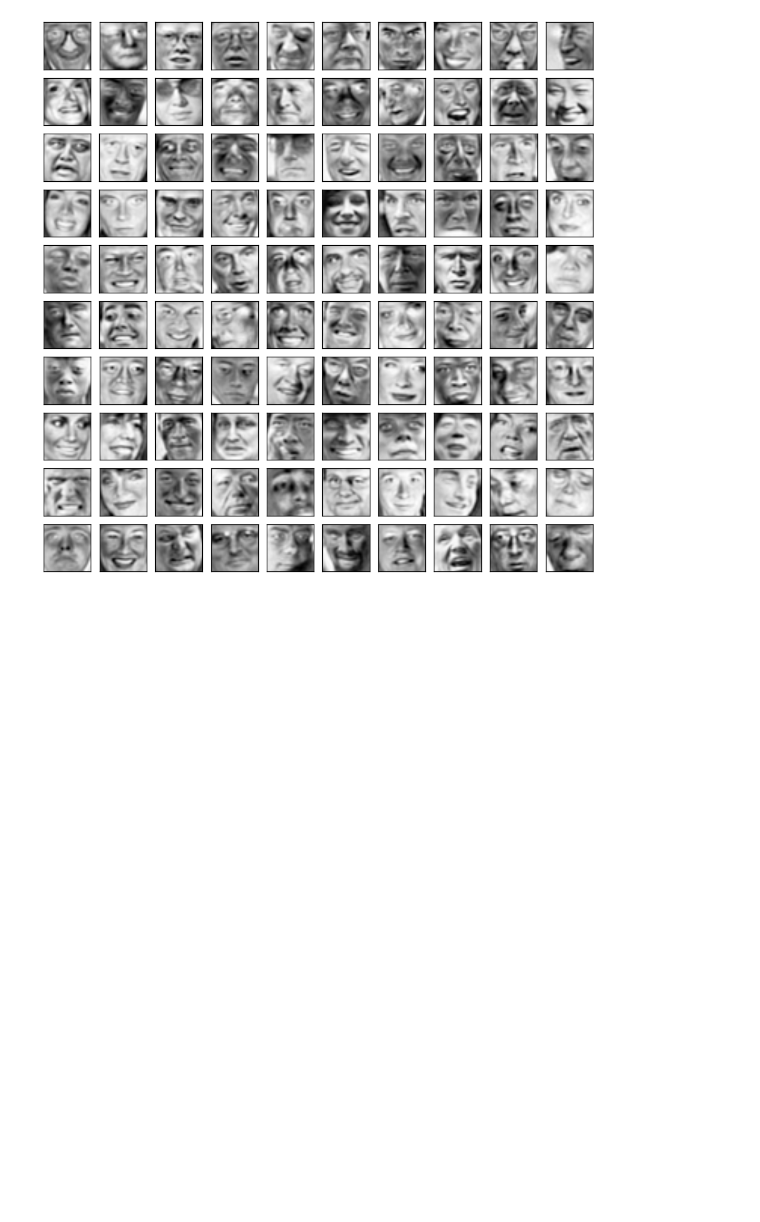
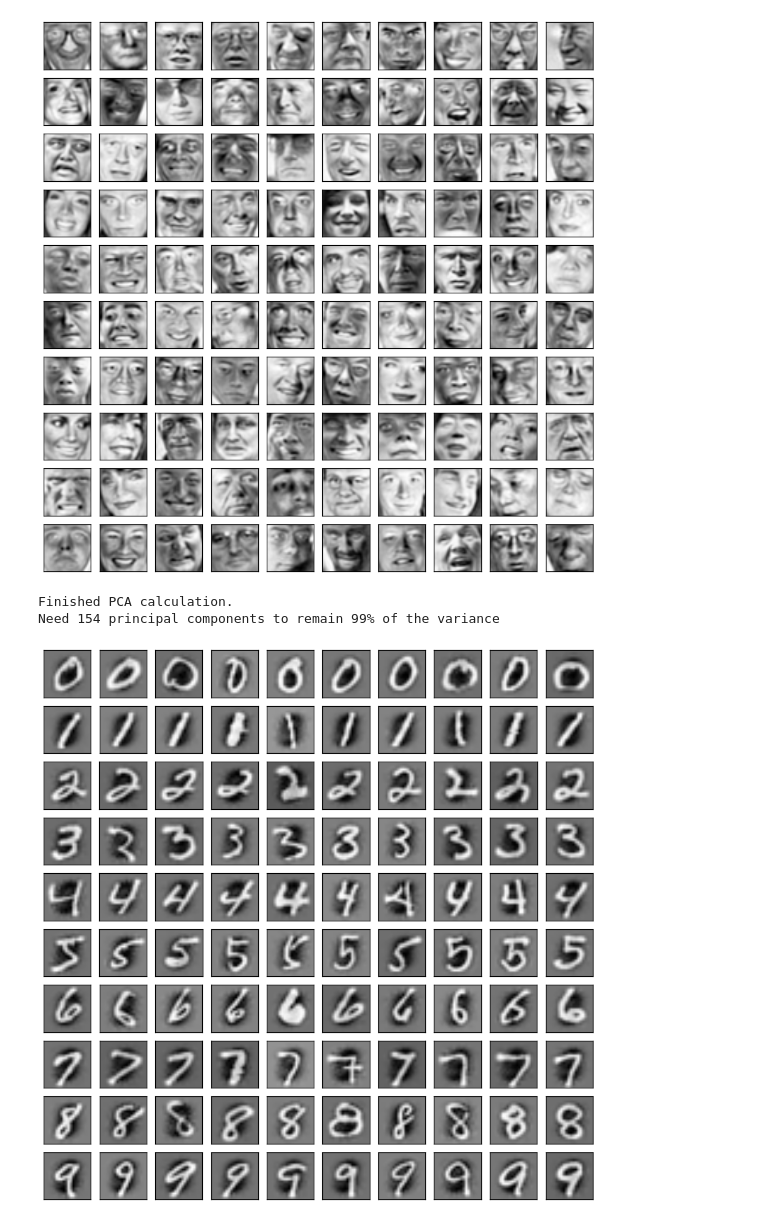
Before and after one commit to shuyangsun/k_means_clustering, a Jupyter notebook: principal_component_analysis.ipynb, the cells around one changed output. Drawn from its saved outputs; the diff is of its cells as text; code cells hidden in the pictures; blank space fills up the shorter version.

```diff
--- a/principal_component_analysis.ipynb
+++ b/principal_component_analysis.ipynb
@@ -146,3 +150,32 @@ plt.tight_layout()
 plt.show()
 # %% [output]
 [figure]
+# %%
+data_digits = scipy.io.loadmat('data/hand_written_digits.mat')
+X = data_digits['X']
+# %%
+mean = np.mean(X, axis=0)
+X_norm = X - mean
+# %%
+X_pca, U_n_K, U, K = PCA(X_norm, K=None, remain_variance=0.99)
+X_approx = X_pca @ U_n_K.T
+print('Finished PCA calculation.')
+print('Need {0} principal components to remain 99% of the variance'.format(K))
+# %% [output]
+Finished PCA calculation.
+Need 154 principal components to remain 99% of the variance
+# %%
+plt.figure(figsize=(10, 10))
+width = 10
+height = 10
+step = 5000 / (width * height)
+for i in range(width * height):
+    img = X_approx[i * step].reshape(20, 20).T
+    subplot = plt.subplot(width, height, i + 1)
+    subplot.axes.get_xaxis().set_visible(False)
+    subplot.axes.get_yaxis().set_visible(False)
+    plt.imshow(img, cmap='Greys_r')
+plt.tight_layout()
+plt.show()
+# %% [output]
+[figure, added]
```
Also changed, not shown: parts of 3 cells of this notebook, 1 other file.
